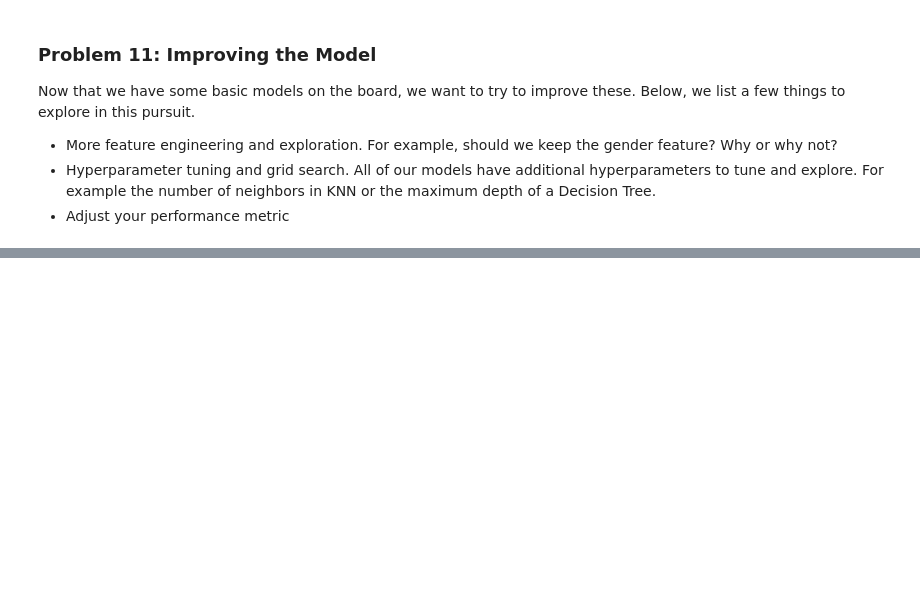
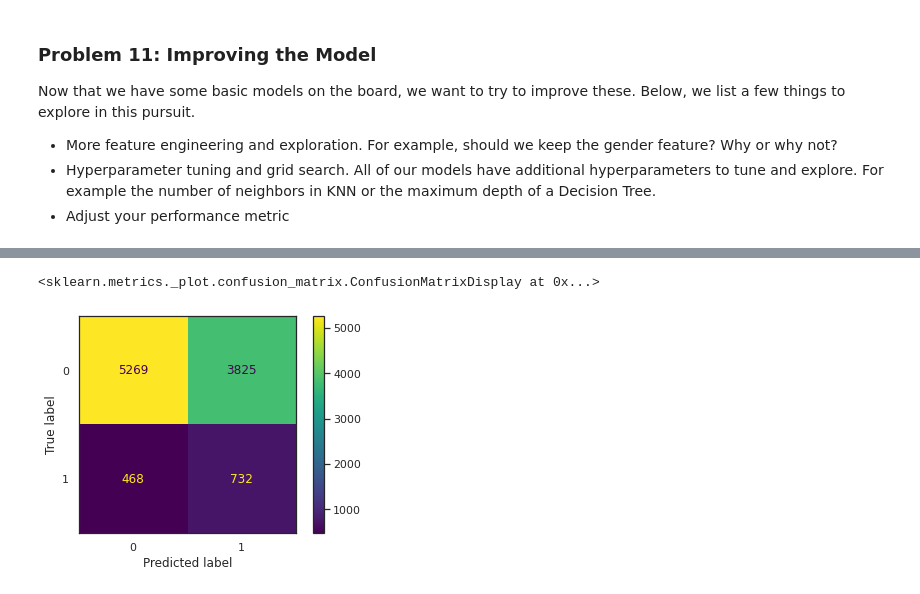
Before and after one commit to ttb-git/Berkeley-Engr-PracticalAssignment3, a Jupyter notebook: Practical_Application_III_TB_1_FeatureEngr_Modelling_Classification_Final.ipynb, the cells around one changed output, grey strips where cells are left out. Cells and saved outputs as stored; diff of their text form; code cells hidden in the pictures; blank space fills up the shorter version.

```diff
--- a/Practical_Application_III_TB_1_FeatureEngr_Modelling_Classification_Final.ipynb
+++ b/Practical_Application_III_TB_1_FeatureEngr_Modelling_Classification_Final.ipynb
@@ -798,0 +906,3 @@ Now that we have some basic models on the board, we want to try to improve these
+# %%
+from sklearn.tree import DecisionTreeClassifier
+dtree = DecisionTreeClassifier(random_state=42, class_weight='balanced').fit(X_train, y_train)
@@ -798,0 +950,5 @@ Now that we have some basic models on the board, we want to try to improve these
+# %%
+plot_confusion_matrix(dtree,X_test,y_test)
+# %% [output]
+<sklearn.metrics._plot.confusion_matrix.ConfusionMatrixDisplay at 0x...>
+[figure, added]
```
Also changed, not shown: parts of 45 cells of this notebook.
